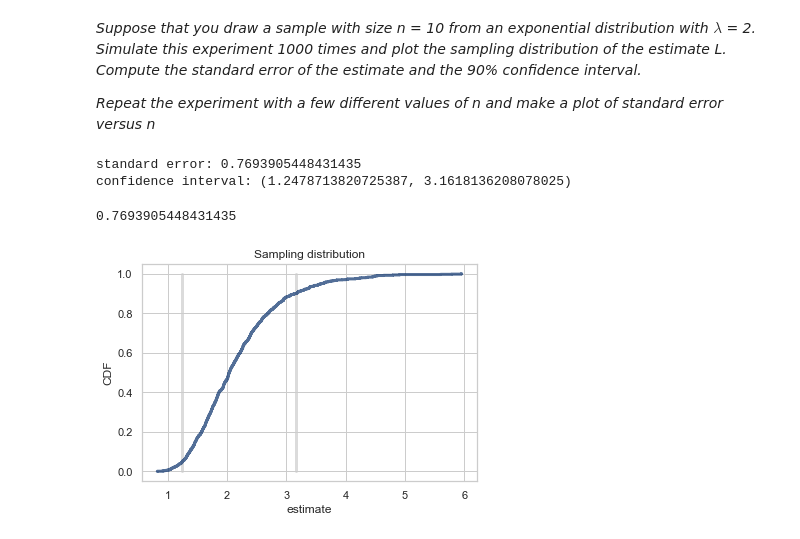
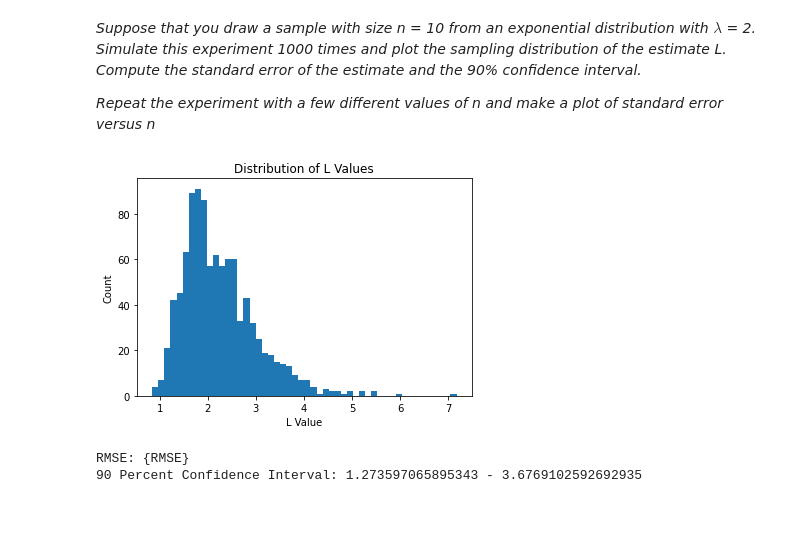
Before and after one commit to catie-williams/bu-dsc, a Jupyter notebook: DSC530/Week7/Week7_CableKimberly.ipynb, the cells around one changed output. Cells and saved outputs as stored; diff of their text form; code cells hidden in the pictures.

```diff
--- a/DSC530/Week7/Week7_CableKimberly.ipynb
+++ b/DSC530/Week7/Week7_CableKimberly.ipynb
@@ -23,7 +19,7 @@ import pandas as pd
 *Using data from the NSFG, make a scatter plot of birth weight versus mother's age. Plot percentiles of birth weight versus mother's age. Compute Pearson's and Spearman's correlations. How would you characterize the relationshp between these variables?*
 # %%
 # Read the Female Pregnancy Dataset
-preg_df = nsfg.ReadFemPreg()
+preg_df, firsts_df, others_df = first.MakeFrames()
 preg_df.head()
 # %% [output]
 |  | caseid | pregordr | howpreg_n | howpreg_p | moscurrp | nowprgdk | pregend1 | pregend2 | nbrnaliv | multbrth | ... |
@@ -210,48 +226,25 @@ def RMSE(estimates, actual):
 # %%
-def SimulateSample(lam = 2, n = 10, iters = 1000):
-    """
-    Sampling distribution of L as an estimator of exponential parameter.
+# get RMSE
+Ls = np.array(Ls)
+LDiff = Ls - lam
+LDiff2 = LDiff**2
+RMSE = np.sqrt(np.mean(LDiff2))
 
-    args:
-        lam (int): parameter of an exponential distribution
-        n(int): sample size
-        iters(int): number of iterations
+# 90 percent confidence
+fivep = np.percentile(Ls, 5) # minimum
+nintyfivep = np.percentile(Ls, 95) # maximim
 
-    returns:
-        stderr
-    """
-    def VertLine(x, y = 1):
-        thinkplot.Plot([x, x], [0, y], color = '0.8', linewidth = 3)
+# plot the distribution
+plt.hist(Ls, bins = 50)
+plt.xlabel('L Value')
+plt.ylabel('Count')
+plt.title('Distribution of L Values')
+plt.show()
 
-    estimates = []
-
-    for _ in range(iters):
-        xs = np.random.exponential(1.0 / lam, n)
-        lamhat = 1.0 / np.mean(xs)
-        estimates.append(lamhat)
-
-    stderr = RMSE(estimates, lam)
-    print(f'standard error: {stderr}')
-
-    cdf = thinkstats2.Cdf(estimates)
-    ci = cdf.Percentile(5), cdf.Percentile(90)
-    print(f'confidence interval: {ci}')
-
-    VertLine(ci[0])
-    VertLine(ci[1])
-
-    # plot the CDF
-    thinkplot.Cdf(cdf)
-    thinkplot.Config(xlabel='estimate',
-                     ylabel='CDF',
-                     title='Sampling distribution')
-
-    return stderr
-
-SimulateSample()
+print('RMSE: {RMSE}')
+print(f'90 Percent Confidence Interval: {fivep} - {nintyfivep}')
 # %% [output]
+[figure, new version]
-standard error: 0.7693905448431435
-confidence interval: (1.2478713820725387, 3.1618136208078025)
+RMSE: {RMSE}
+90 Percent Confidence Interval: 1.273597065895343 - 3.6769102592692935
-0.7693905448431435
-[figure, old version]
 # %%
```
Also changed, not shown: parts of 23 cells of this notebook, 1 other file.
